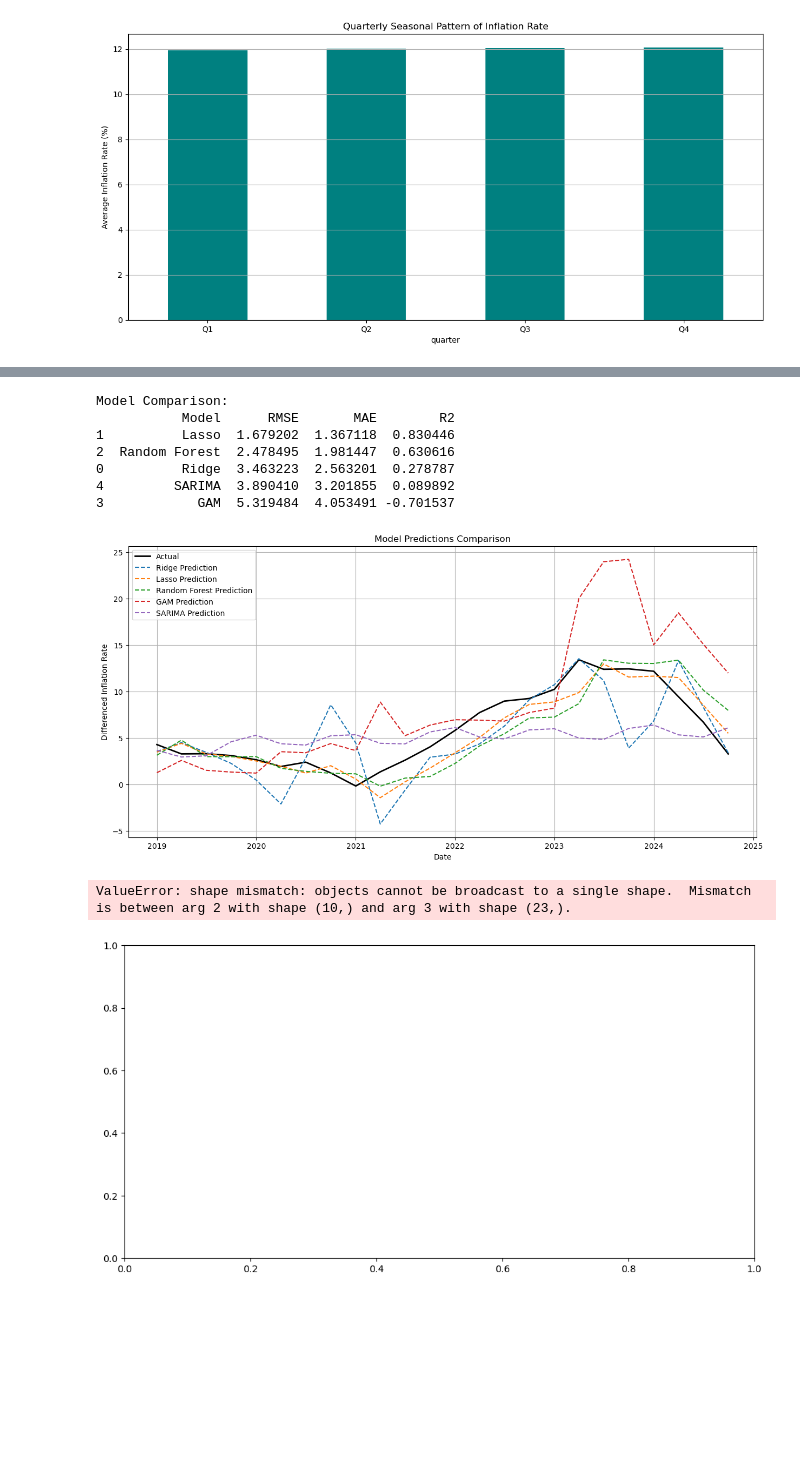
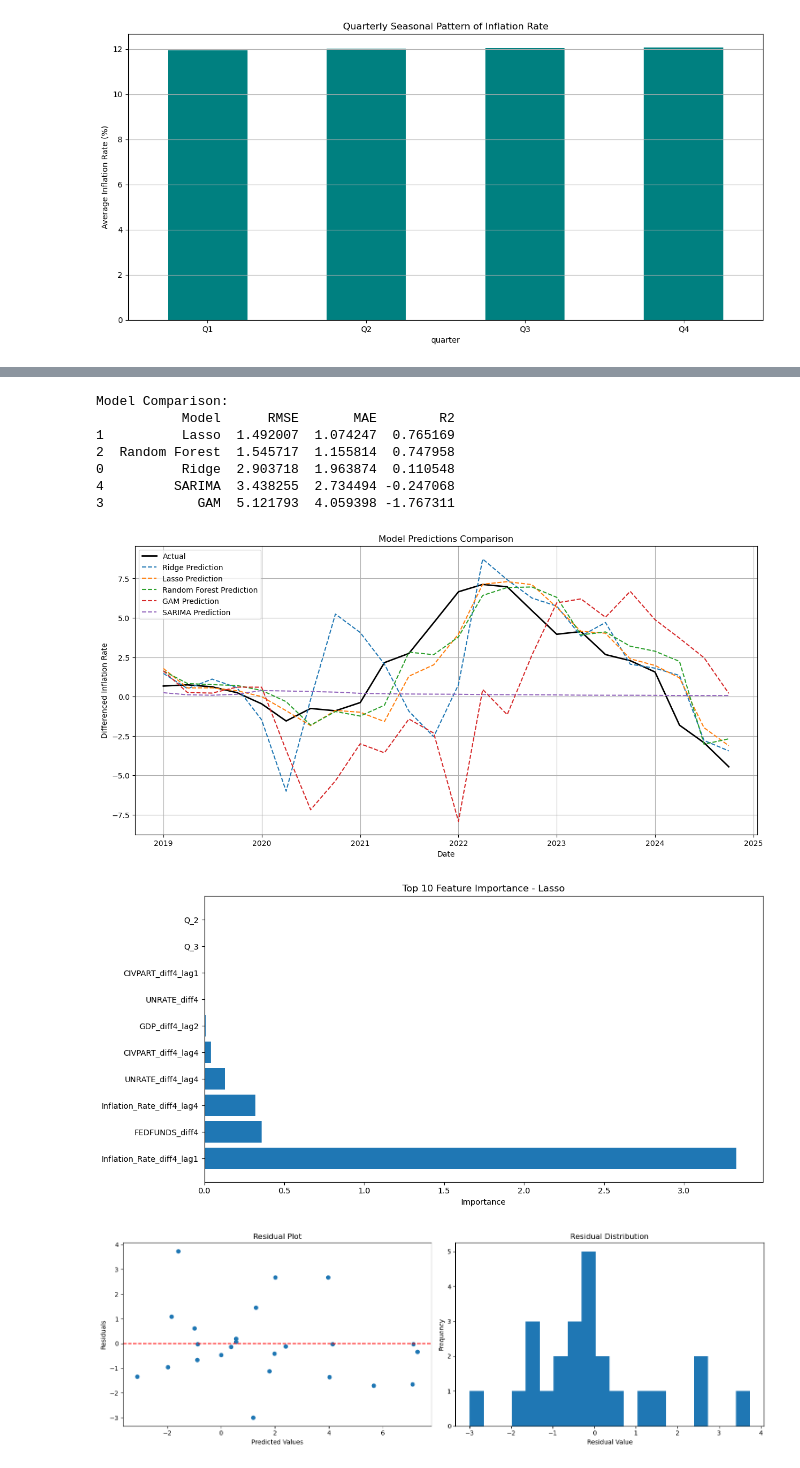
Before and after one commit to kushal238/Stat430P1, a Jupyter notebook: noeda-inflation.ipynb, the cells around one changed output, grey strips where cells are left out. Drawn from its saved outputs; the diff is of its cells as text; code cells hidden in the pictures; blank space fills up the shorter version.

```diff
--- a/noeda-inflation.ipynb
+++ b/noeda-inflation.ipynb
@@ -252,13 +252,13 @@ def preprocess_data(df):
     # Apply seasonal differencing (12 months) to handle seasonal patterns
     df_seasonal_diff = pd.DataFrame()
     for column in df_cleaned.columns:
-        df_seasonal_diff[f'{column}_diff12'] = df_cleaned[column].diff(12)
+        df_seasonal_diff[f'{column}_diff4'] = df_cleaned[column].diff(4)
 
     # Combine both types of differencing
     df_both_diff = pd.DataFrame()
     for column in df_cleaned.columns:
         # Apply seasonal differencing first, then first differencing
-        seasonal = df_cleaned[column].diff(12)
+        seasonal = df_cleaned[column].diff(4)
         df_both_diff[f'{column}_both_diff'] = seasonal.diff()
 
     print("\nOriginal Data Shape:", df_cleaned.shape)
@@ -273,7 +273,7 @@ def preprocess_data(df):
     check_stationarity(df_diff['Inflation_Rate_diff1'].dropna(), 'First Differenced Inflation')
 
     print("\n2. Seasonal Differencing:")
-    check_stationarity(df_seasonal_diff['Inflation_Rate_diff12'].dropna(), 'Seasonally Differenced Inflation')
+    check_stationarity(df_seasonal_diff['Inflation_Rate_diff4'].dropna(), 'Seasonally Differenced Inflation')
 
     print("\n3. Both Differencing:")
     check_stationarity(df_both_diff['Inflation_Rate_both_diff'].dropna(), 'Both Differenced Inflation')
@@ -292,7 +292,7 @@ def preprocess_data(df):
     axes[1].grid(True)
 
     # Seasonal differencing
-    axes[2].plot(df_seasonal_diff['Inflation_Rate_diff12'])
+    axes[2].plot(df_seasonal_diff['Inflation_Rate_diff4'])
     axes[2].set_title('Seasonally Differenced Inflation Rate')
     axes[2].grid(True)
 
@@ -386,7 +386,7 @@ def split_data(df_final, test_size=24):  # 2 years of quarterly data
     test = df_final.iloc[-test_size:]
 
     # Separate features and target
-    target_col = 'Inflation_Rate_diff12'
+    target_col = 'Inflation_Rate_diff4'
     features = [col for col in df_final.columns if col != target_col]
 
     X_train = train[features]
@@ -530,11 +530,17 @@ plt.show()
 
 # Plot feature importance for the best performing model
 best_model = results_df.iloc[results_df['RMSE'].idxmin()]['Model']
-plt.figure(figsize=(12, 6))
-importance_df = feature_importance.get(best_model)
-if importance_df is not None:
-    plt.barh(range(len(importance_df)), importance_df['Importance'][:10])
-    plt.yticks(range(len(importance_df)), importance_df['Feature'][:10])
+if best_model in feature_importance:
+    importance_df = feature_importance[best_model]
+    # Get top 10 features
+    top_10_features = importance_df.head(10)
+
+    plt.figure(figsize=(12, 6))
+    plt.barh(range(len(top_10_features)),
+             top_10_features['Importance'],
+             align='center')
+    plt.yticks(range(len(top_10_features)),
+               top_10_features['Feature'])
     plt.title(f'Top 10 Feature Importance - {best_model}')
     plt.xlabel('Importance')
     plt.tight_layout()
@@ -565,38 +571,38 @@ def inverse_seasonal_difference(original_series, differenced_series, periods=12)
     """Inverse transform seasonal differencing"""
     result = differenced_series.copy()
     for i in range(len(result)):
         if i < periods:
             result.iloc[i] += original_series.iloc[i]
         else:
             result.iloc[i] += result.iloc[i-periods]
     return result
 
 # Get original series values
 original_inflation = df['Inflation_Rate']
 
 # Inverse transform predictions for the best model
 y_test_inv = inverse_seasonal_difference(original_inflation, y_test)
 pred_inv = inverse_seasonal_difference(original_inflation, pd.Series(best_predictions, index=y_test.index))
 
 # Plot the final results in original scale
 plt.figure(figsize=(15, 7))
 plt.plot(original_inflation.index[-36:], original_inflation.iloc[-36:], 'k-', label='Actual', linewidth=2)
 plt.plot(y_test_inv.index, y_test_inv, 'b-', label='Test Data (Original Scale)')
 plt.plot(pred_inv.index, pred_inv, 'r--', label=f'{best_model} Predictions')
 plt.title('Inflation Rate Predictions - Original Scale')
 plt.xlabel('Date')
 plt.ylabel('Inflation Rate (%)')
 plt.legend()
 plt.grid(True)
 plt.show()
 # %% [output]
 Model Comparison:
            Model      RMSE       MAE        R2
-1          Lasso  1.679202  1.367118  0.830446
-2  Random Forest  2.478495  1.981447  0.630616
-0          Ridge  3.463223  2.563201  0.278787
-4         SARIMA  3.890410  3.201855  0.089892
-3            GAM  5.319484  4.053491 -0.701537
+1          Lasso  1.492007  1.074247  0.765169
+2  Random Forest  1.545717  1.155814  0.747958
+0          Ridge  2.903718  1.963874  0.110548
+4         SARIMA  3.438255  2.734494 -0.247068
+3            GAM  5.121793  4.059398 -1.767311
-[figure, old version]
+[figure, new version]
-ValueError: shape mismatch: objects cannot be broadcast to a single shape.  Mismatch is between arg 2 with shape (10,) and arg 3 with shape (23,).
-[figure, old version]
+[figure, new version]
+[figure, added]
```
Also changed, not shown: parts of 4 cells of this notebook.
